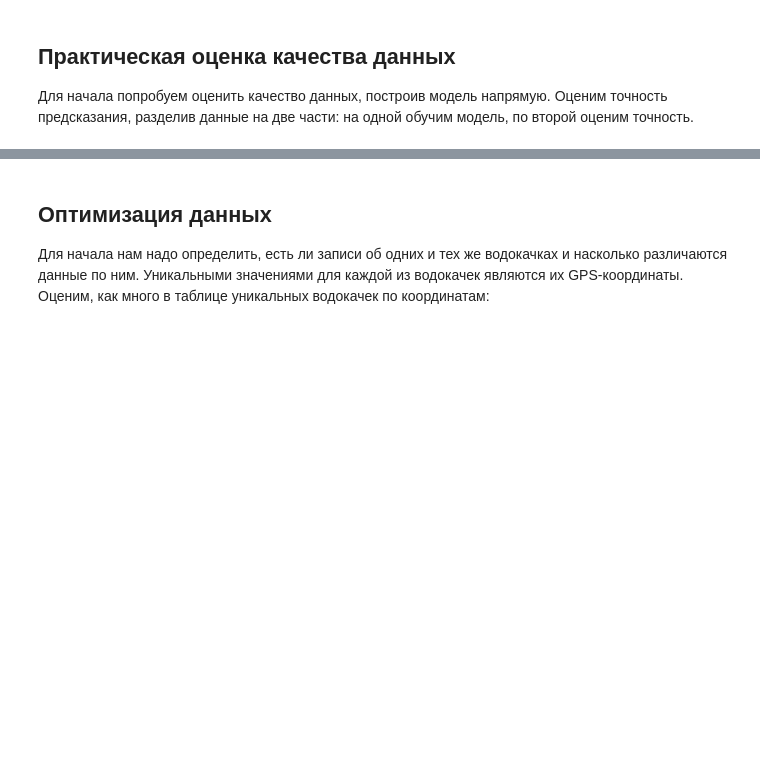
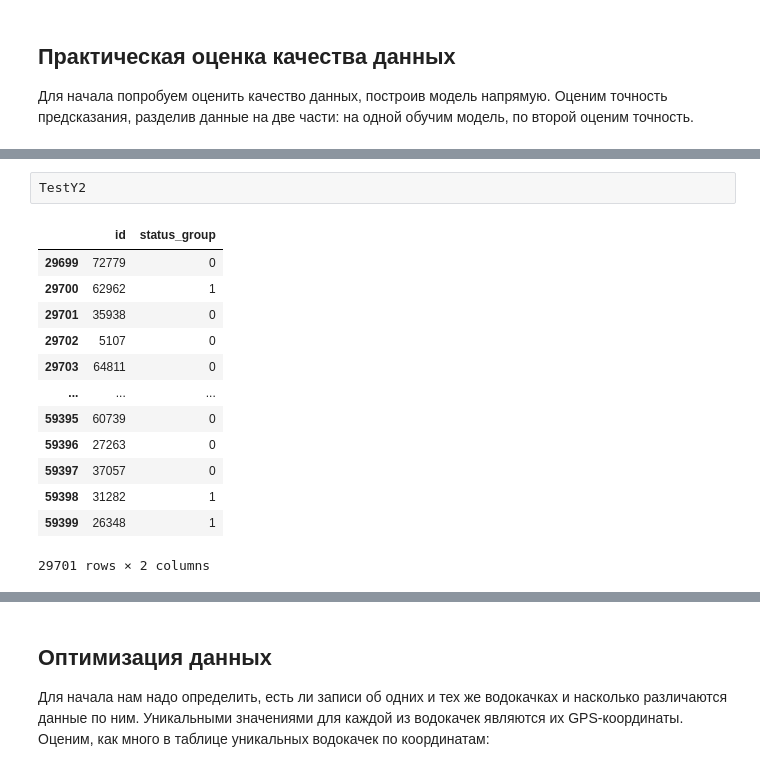
Before and after one commit to jzx81/MyContests, a Jupyter notebook: MyContest.ipynb, the cells around one changed output, grey strips where cells are left out. Cells and saved outputs as stored; diff of their text form; blank space fills up the shorter version.

```diff
--- a/MyContest.ipynb
+++ b/MyContest.ipynb
@@ -249,0 +289,16 @@ answ = predictions[:,0].astype(int)
+# %%
+TestY2
+# %% [output]
+|  | id | status_group |
+| 29699 | 72779 | 0 |
+| 29700 | 62962 | 1 |
+| 29701 | 35938 | 0 |
+| 29702 | 5107 | 0 |
+| 29703 | 64811 | 0 |
+| ... | ... | ... |
+| 59395 | 60739 | 0 |
+| 59396 | 27263 | 0 |
+| 59397 | 37057 | 0 |
+| 59398 | 31282 | 1 |
+| 59399 | 26348 | 1 |
+29701 rows × 2 columns
```
Also changed, not shown: parts of 39 cells of this notebook.
